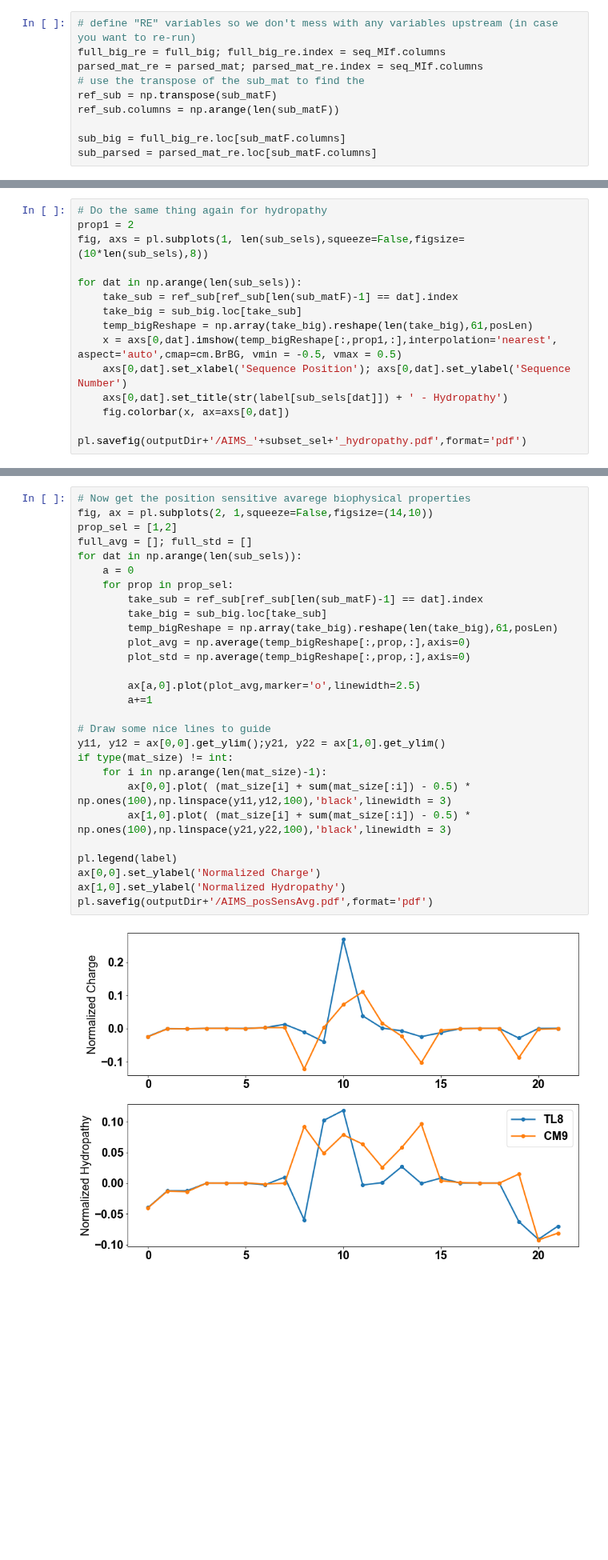
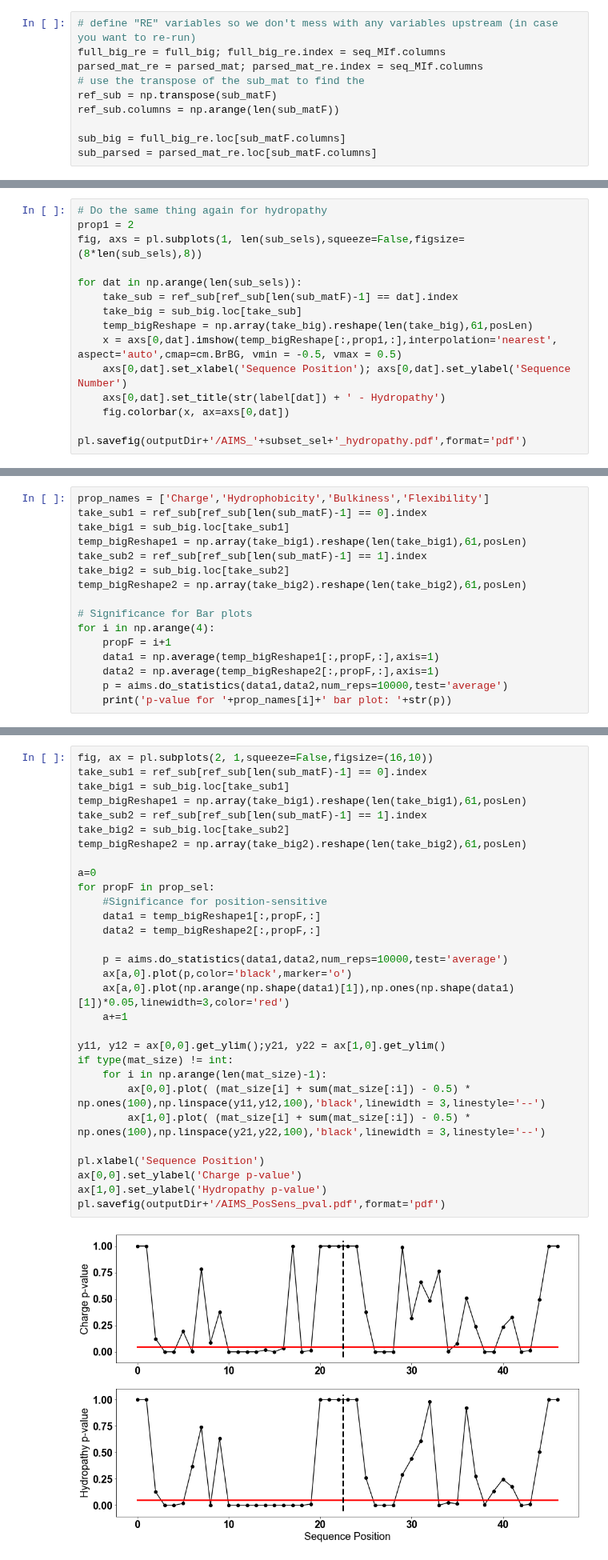
Before and after one commit to ctboughter/AIMS, a Jupyter notebook: AIMS_notebook.ipynb, the cells around one changed output, grey strips where cells are left out. Shown at 80% size. Saved outputs shown, nothing was run; the diff lists cells and outputs as text; blank space fills up the shorter version.

```diff
--- a/AIMS_notebook.ipynb
+++ b/AIMS_notebook.ipynb
@@ -720,7 +773,7 @@ pl.savefig(outputDir+'/AIMS_'+subset_sel+'_charge.pdf',format='pdf')
 # %%
 # Do the same thing again for hydropathy
 prop1 = 2
-fig, axs = pl.subplots(1, len(sub_sels),squeeze=False,figsize=(10*len(sub_sels),8))
+fig, axs = pl.subplots(1, len(sub_sels),squeeze=False,figsize=(8*len(sub_sels),8))
 
 for dat in np.arange(len(sub_sels)):
     take_sub = ref_sub[ref_sub[len(sub_matF)-1] == dat].index
@@ -728,7 +781,7 @@ for dat in np.arange(len(sub_sels)):
     temp_bigReshape = np.array(take_big).reshape(len(take_big),61,posLen)
     x = axs[0,dat].imshow(temp_bigReshape[:,prop1,:],interpolation='nearest', aspect='auto',cmap=cm.BrBG, vmin = -0.5, vmax = 0.5)
     axs[0,dat].set_xlabel('Sequence Position'); axs[0,dat].set_ylabel('Sequence Number')
-    axs[0,dat].set_title(str(label[sub_sels[dat]]) + ' - Hydropathy')
+    axs[0,dat].set_title(str(label[dat]) + ' - Hydropathy')
     fig.colorbar(x, ax=axs[0,dat])
 
 pl.savefig(outputDir+'/AIMS_'+subset_sel+'_hydropathy.pdf',format='pdf')
@@ -774,0 +862,16 @@ pl.savefig(outputDir+'/AIMS_'+subset_sel+'_netAvgProp.pdf',format='pdf')
+# %%
+prop_names = ['Charge','Hydrophobicity','Bulkiness','Flexibility']
+take_sub1 = ref_sub[ref_sub[len(sub_matF)-1] == 0].index
+take_big1 = sub_big.loc[take_sub1]
+temp_bigReshape1 = np.array(take_big1).reshape(len(take_big1),61,posLen)
+take_sub2 = ref_sub[ref_sub[len(sub_matF)-1] == 1].index
+take_big2 = sub_big.loc[take_sub2]
+temp_bigReshape2 = np.array(take_big2).reshape(len(take_big2),61,posLen)
+
+# Significance for Bar plots
+for i in np.arange(4):
+    propF = i+1
+    data1 = np.average(temp_bigReshape1[:,propF,:],axis=1)
+    data2 = np.average(temp_bigReshape2[:,propF,:],axis=1)
+    p = aims.do_statistics(data1,data2,num_reps=10000,test='average')
+    print('p-value for '+prop_names[i]+' bar plot: '+str(p))
@@ -780,33 +957,35 @@ NOTE: This figure frequently looks chaotic/hard to parse for MSA analysis. More
 # %%
-# Now get the position sensitive avarege biophysical properties
-fig, ax = pl.subplots(2, 1,squeeze=False,figsize=(14,10))
-prop_sel = [1,2]
-full_avg = []; full_std = []
-for dat in np.arange(len(sub_sels)):
-    a = 0
-    for prop in prop_sel:
-        take_sub = ref_sub[ref_sub[len(sub_matF)-1] == dat].index
-        take_big = sub_big.loc[take_sub]
-        temp_bigReshape = np.array(take_big).reshape(len(take_big),61,posLen)
-        plot_avg = np.average(temp_bigReshape[:,prop,:],axis=0)
-        plot_std = np.average(temp_bigReshape[:,prop,:],axis=0)
+fig, ax = pl.subplots(2, 1,squeeze=False,figsize=(16,10))
+take_sub1 = ref_sub[ref_sub[len(sub_matF)-1] == 0].index
+take_big1 = sub_big.loc[take_sub1]
+temp_bigReshape1 = np.array(take_big1).reshape(len(take_big1),61,posLen)
+take_sub2 = ref_sub[ref_sub[len(sub_matF)-1] == 1].index
+take_big2 = sub_big.loc[take_sub2]
+temp_bigReshape2 = np.array(take_big2).reshape(len(take_big2),61,posLen)
 
-        ax[a,0].plot(plot_avg,marker='o',linewidth=2.5)
-        a+=1
+a=0
+for propF in prop_sel:
+    #Significance for position-sensitive
+    data1 = temp_bigReshape1[:,propF,:]
+    data2 = temp_bigReshape2[:,propF,:]
 
-# Draw some nice lines to guide
+    p = aims.do_statistics(data1,data2,num_reps=10000,test='average')
+    ax[a,0].plot(p,color='black',marker='o')
+    ax[a,0].plot(np.arange(np.shape(data1)[1]),np.ones(np.shape(data1)[1])*0.05,linewidth=3,color='red')
+    a+=1
+
 y11, y12 = ax[0,0].get_ylim();y21, y22 = ax[1,0].get_ylim()
 if type(mat_size) != int:
     for i in np.arange(len(mat_size)-1):
-        ax[0,0].plot( (mat_size[i] + sum(mat_size[:i]) - 0.5) * np.ones(100),np.linspace(y11,y12,100),'black',linewidth = 3)
-        ax[1,0].plot( (mat_size[i] + sum(mat_size[:i]) - 0.5) * np.ones(100),np.linspace(y21,y22,100),'black',linewidth = 3)
+        ax[0,0].plot( (mat_size[i] + sum(mat_size[:i]) - 0.5) * np.ones(100),np.linspace(y11,y12,100),'black',linewidth = 3,linestyle='--')
+        ax[1,0].plot( (mat_size[i] + sum(mat_size[:i]) - 0.5) * np.ones(100),np.linspace(y21,y22,100),'black',linewidth = 3,linestyle='--')
 
-pl.legend(label)
-ax[0,0].set_ylabel('Normalized Charge')
-ax[1,0].set_ylabel('Normalized Hydropathy')
-pl.savefig(outputDir+'/AIMS_posSensAvg.pdf',format='pdf')
+pl.xlabel('Sequence Position')
+ax[0,0].set_ylabel('Charge p-value')
+ax[1,0].set_ylabel('Hydropathy p-value')
+pl.savefig(outputDir+'/AIMS_PosSens_pval.pdf',format='pdf')
 # %% [output]
-[figure, old version]
+[figure, new version]
 # %% [markdown]
 # Section 14: Information Theoretic Calculations
 Use the Shannon Entropy and Mutual Information to quantify the diversity and inter-relations between the amino acids used in each sequence within a group
```
Also changed, not shown: parts of 57 cells of this notebook, 6 other files.
